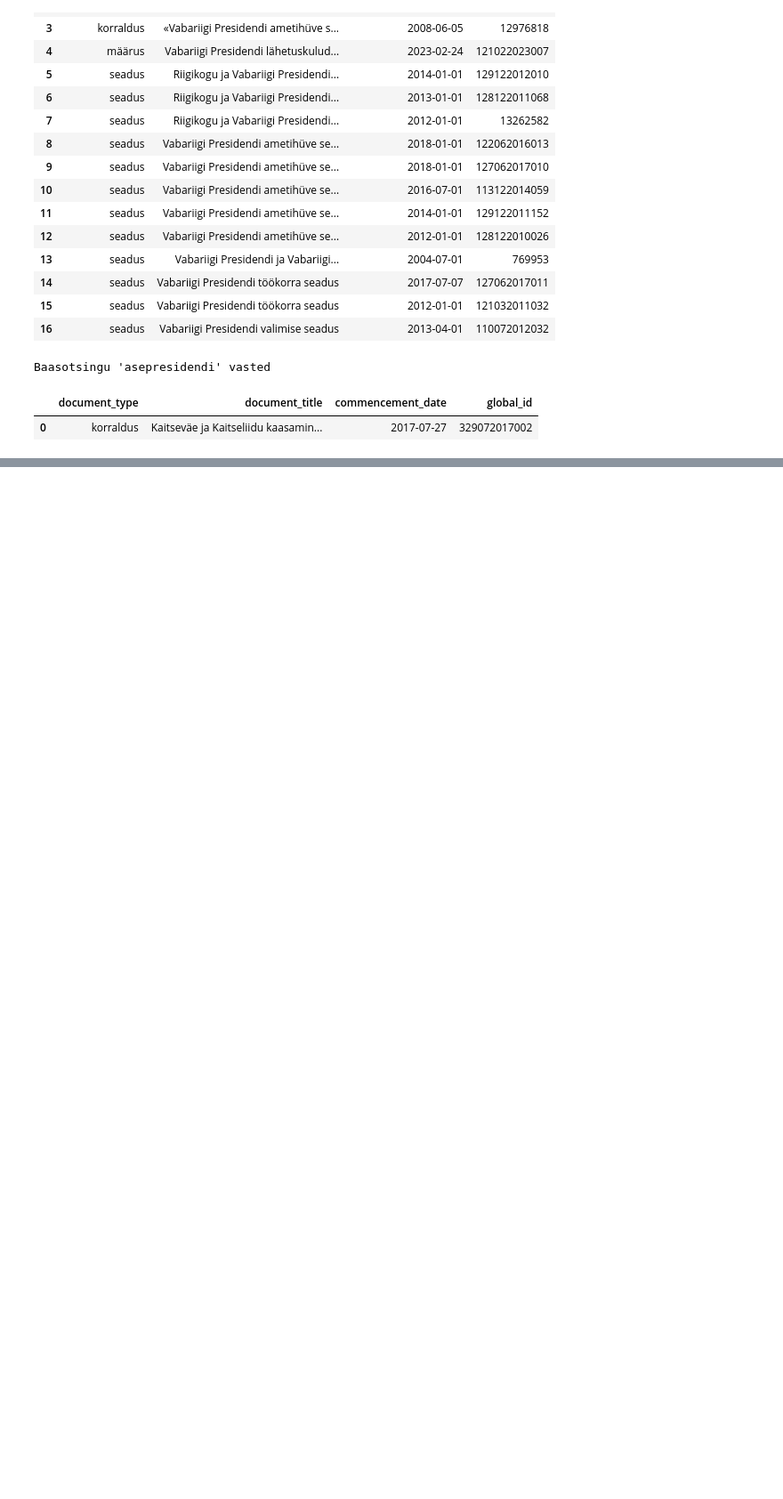
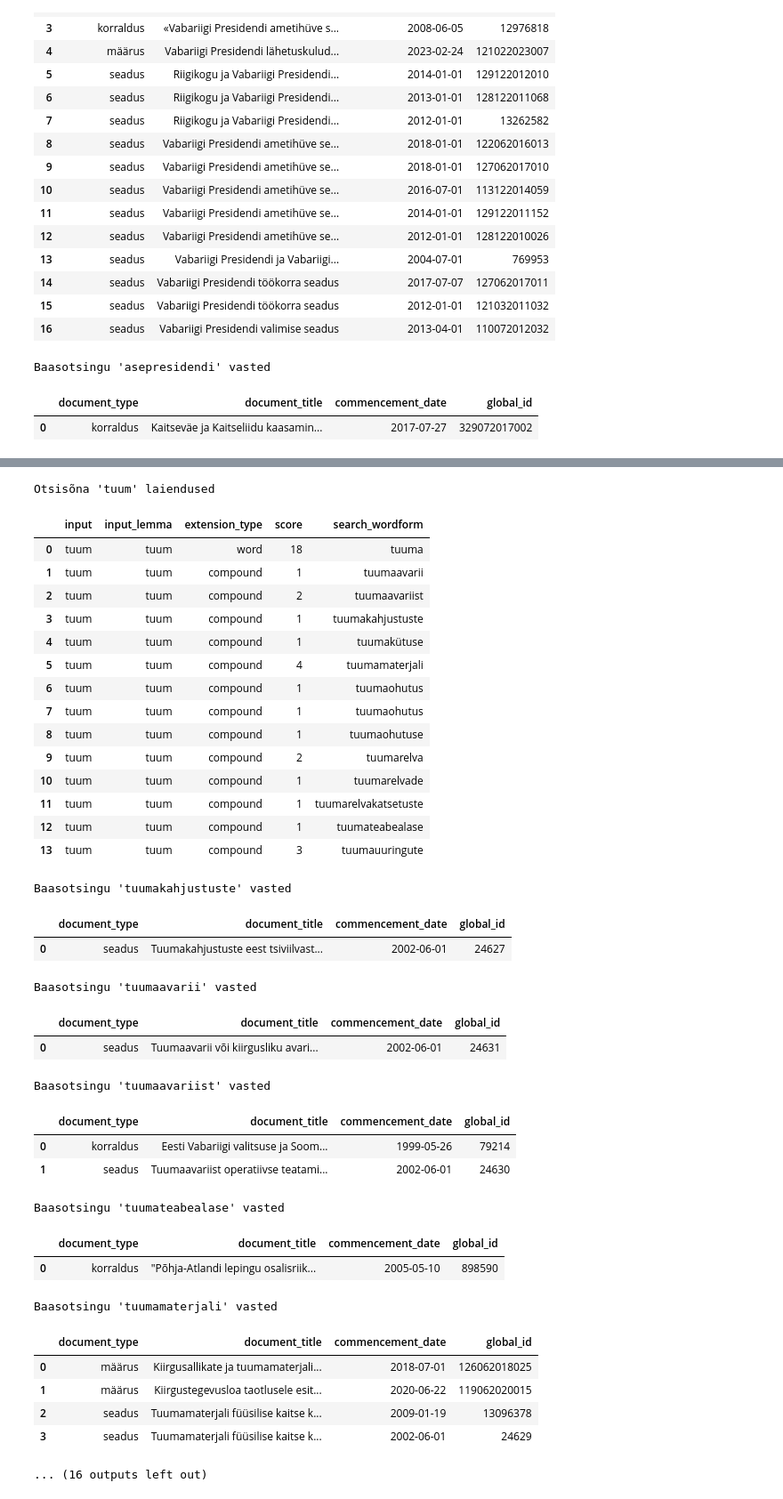
Before and after one commit to estnltk/smart-search, a Jupyter notebook: demod/toovood/riigi_teataja_pealkirjaotsing/03_tark_otsing/01_example_usage_of_query_extender.ipynb, the cells around one changed output, grey strips where cells are left out. Shown at 89% size. Drawn from its saved outputs; the diff is of its cells as text; code cells hidden in the pictures; blank space fills up the shorter version.

```diff
--- a/demod/toovood/riigi_teataja_pealkirjaotsing/03_tark_otsing/01_example_usage_of_query_extender.ipynb
+++ b/demod/toovood/riigi_teataja_pealkirjaotsing/03_tark_otsing/01_example_usage_of_query_extender.ipynb
@@ -342,7 +366,9 @@ display(search_rt_caption('odu töökorra', match_type='täpne'))
 
 Sõna president esineb pealkirjades kahes vormis ning ühe liitsõna osana.
 # %%
-df_style = [dict(selector="caption", props=[("text-align", "left"),("font-size", "150%"),("color", 'navy')])]
+df_style = [
+    dict(selector="caption", props=[("text-align", "left"),("font-size", "150%"),("color", 'navy'), ("margin-top", "1em")])
+]
 
 display(generate_worldforms_with_query_extender('president', search_sublemmas=True)
         .style.set_caption("Otsisõna 'president' laiendused").set_table_styles(df_style))
@@ -407,0 +417,11 @@ Otsisõna 'bresident' laiendused
+# %%
+display(generate_worldforms_with_query_extender('bresident', search_sublemmas=False)
+        .style.set_caption("Otsisõna 'bresident' laiendused").set_table_styles(df_style))
+
+display(generate_worldforms_with_query_extender('bresident', search_sublemmas=True)
+        .style.set_caption("Otsisõna 'bresident' laiendused").set_table_styles(df_style))
+
+result = generate_worldforms_with_query_extender('bresident', search_sublemmas=True)
+for query_string in list(set(result['search_wordform'])):
+    display(search_rt_caption(query_string)
+            .style.set_caption(f"Baasotsingu '{query_string}' vasted").set_table_styles(df_style))
@@ -407,0 +469,11 @@ Otsisõna 'bresident' laiendused
+# %%
+display(generate_worldforms_with_query_extender('presidemt', search_sublemmas=True)
+        .style.set_caption("Otsisõna 'bresident' laiendused").set_table_styles(df_style))
+
+result = spell_text('presidemt')
+extensions = generate_worldforms_with_query_extender(list(set(result['suggestion'])), search_sublemmas=True)
+display(extensions.style.set_caption("Otsisõna 'presidemt' laiendused kasutades spellerit").set_table_styles(df_style))
+
+for query_string in list(set(extensions['search_wordform'])):
+    display(search_rt_caption(query_string)
+            .style.set_caption(f"Baasotsingu '{query_string}' vasted").set_table_styles(df_style))
@@ -407,0 +518,46 @@ Otsisõna 'bresident' laiendused
+# %%
+display(generate_worldforms_with_query_extender('tuum', search_sublemmas=True)
+        .style.set_caption("Otsisõna 'tuum' laiendused").set_table_styles(df_style))
+
+extensions = generate_worldforms_with_query_extender('tuum', search_sublemmas=True)
+
+for query_string in list(set(extensions['search_wordform'])):
+    display(search_rt_caption(query_string)
+            .style.set_caption(f"Baasotsingu '{query_string}' vasted").set_table_styles(df_style))
+# %% [output]
+Otsisõna 'tuum' laiendused
+|  | input | input_lemma | extension_type | score | search_wordform |
+| 0 | tuum | tuum | word | 18 | tuuma |
+| 1 | tuum | tuum | compound | 1 | tuumaavarii |
+| 2 | tuum | tuum | compound | 2 | tuumaavariist |
+| 3 | tuum | tuum | compound | 1 | tuumakahjustuste |
+| 4 | tuum | tuum | compound | 1 | tuumakütuse |
+| 5 | tuum | tuum | compound | 4 | tuumamaterjali |
+| 6 | tuum | tuum | compound | 1 | tuumaohutus |
+| 7 | tuum | tuum | compound | 1 | tuumaohutus |
+| 8 | tuum | tuum | compound | 1 | tuumaohutuse |
+| 9 | tuum | tuum | compound | 2 | tuumarelva |
+| 10 | tuum | tuum | compound | 1 | tuumarelvade |
+| 11 | tuum | tuum | compound | 1 | tuumarelvakatsetuste |
+| 12 | tuum | tuum | compound | 1 | tuumateabealase |
+| 13 | tuum | tuum | compound | 3 | tuumauuringute |
+Baasotsingu 'tuumakahjustuste' vasted
+|  | document_type | document_title | commencement_date | global_id |
+| 0 | seadus | Tuumakahjustuste eest tsiviilvast... | 2002-06-01 | 24627 |
+Baasotsingu 'tuumaavarii' vasted
+|  | document_type | document_title | commencement_date | global_id |
+| 0 | seadus | Tuumaavarii või kiirgusliku avari... | 2002-06-01 | 24631 |
+Baasotsingu 'tuumaavariist' vasted
+|  | document_type | document_title | commencement_date | global_id |
+| 0 | korraldus | Eesti Vabariigi valitsuse ja Soom... | 1999-05-26 | 79214 |
+| 1 | seadus | Tuumaavariist operatiivse teatami... | 2002-06-01 | 24630 |
+Baasotsingu 'tuumateabealase' vasted
+|  | document_type | document_title | commencement_date | global_id |
+| 0 | korraldus | "Põhja-Atlandi lepingu osalisriik... | 2005-05-10 | 898590 |
+Baasotsingu 'tuumamaterjali' vasted
+|  | document_type | document_title | commencement_date | global_id |
+| 0 | määrus | Kiirgusallikate ja tuumamaterjali... | 2018-07-01 | 126062018025 |
+| 1 | määrus | Kiirgustegevusloa taotlusele esit... | 2020-06-22 | 119062020015 |
+| 2 | seadus | Tuumamaterjali füüsilise kaitse k... | 2009-01-19 | 13096378 |
+| 3 | seadus | Tuumamaterjali füüsilise kaitse k... | 2002-06-01 | 24629 |
+... (16 outputs left out)
```
Also changed, not shown: parts of 34 cells of this notebook.
